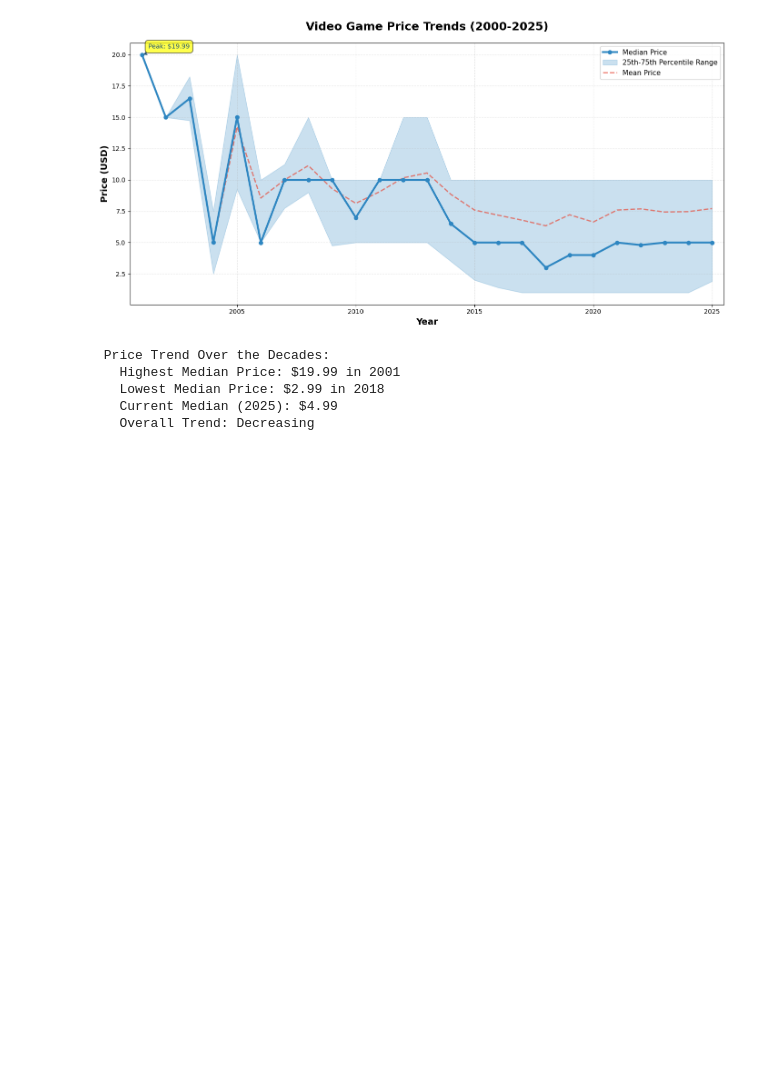
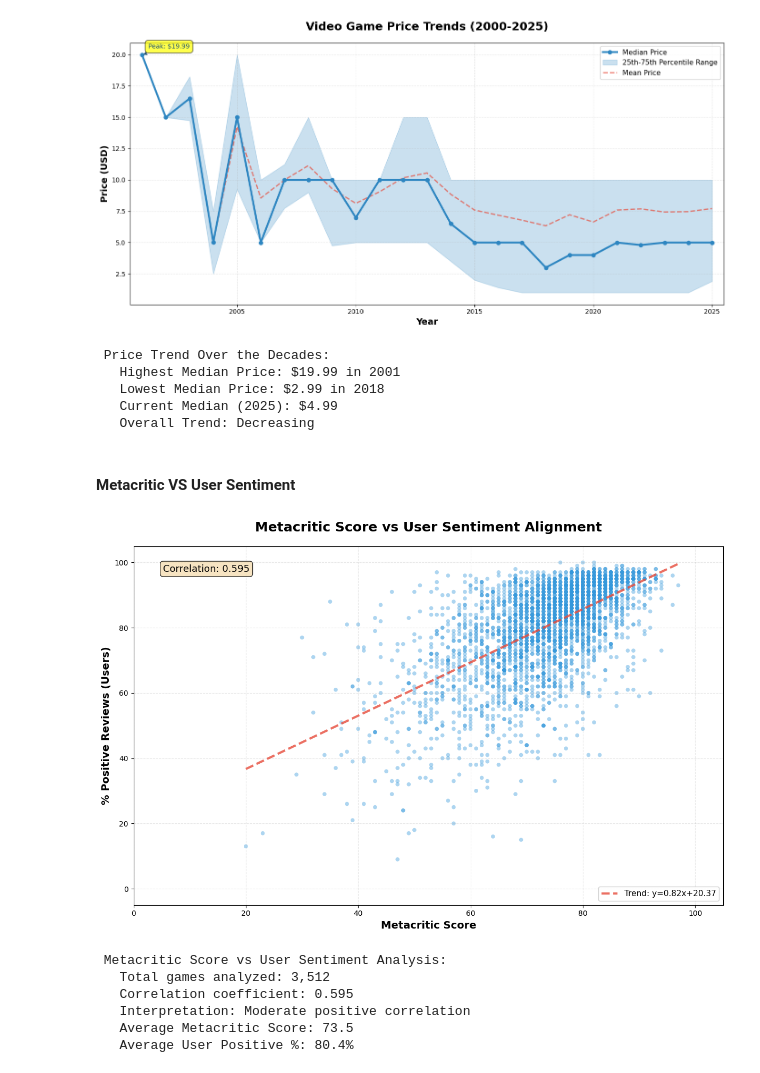
Before and after one commit to Mahanidhii/EDA-Case-Studies, a Jupyter notebook: Video Game Sales & Reviews Analysis/analysis.ipynb, the cells around one changed output. Drawn from its saved outputs; the diff is of its cells as text; code cells hidden in the pictures; blank space fills up the shorter version.

Commit message:
feat: Visualizations(Publisher Sentiment Change, Multi-Platform Support, Metacritic VS User Sentiment, Price Trend over the decades

```diff
--- a/Video Game Sales & Reviews Analysis/analysis.ipynb
+++ b/Video Game Sales & Reviews Analysis/analysis.ipynb
@@ -584,3 +584,59 @@ print(f"   Overall Trend: {'Increasing' if yearly_stats['median'].iloc[-1] > yea
    Lowest Median Price: $2.99 in 2018
    Current Median (2025): $4.99
    Overall Trend: Decreasing
+# %% [markdown]
+#### Metacritic VS User Sentiment
+# %%
+# Metacritic vs User Sentiment - Enhanced Visualization
+fig, ax = plt.subplots(figsize=(12, 8))
+
+# Filter data: remove games with 0 or missing metacritic scores, and require meaningful review counts
+sub2 = df.dropna(subset=['metacritic_score', 'pct_pos_total'])
+sub2 = sub2[(sub2['metacritic_score'] > 0) & (sub2['num_reviews_total'] >= 10)]
+
+# Create scatter plot with better styling
+scatter = ax.scatter(sub2['metacritic_score'], sub2['pct_pos_total'],
+                     alpha=0.4, s=30, c='#3498DB', edgecolors='none')
+
+# Add trend line
+z = np.polyfit(sub2['metacritic_score'], sub2['pct_pos_total'], 1)
+p = np.poly1d(z)
+ax.plot(sub2['metacritic_score'].sort_values(),
+        p(sub2['metacritic_score'].sort_values()),
+        color='#E74C3C', linewidth=3, linestyle='--',
+        label=f'Trend: y={z[0]:.2f}x+{z[1]:.2f}', alpha=0.8)
+
+# Calculate and display correlation
+correlation = sub2['metacritic_score'].corr(sub2['pct_pos_total'])
+ax.text(0.05, 0.95, f'Correlation: {correlation:.3f}',
+        transform=ax.transAxes, fontsize=13, verticalalignment='top',
+        bbox=dict(boxstyle='round', facecolor='wheat', alpha=0.8))
+
+# Formatting
+ax.set_title("Metacritic Score vs User Sentiment Alignment", fontsize=18, fontweight='bold', pad=20)
+ax.set_xlabel("Metacritic Score", fontsize=14, fontweight='bold')
+ax.set_ylabel("% Positive Reviews (Users)", fontsize=14, fontweight='bold')
+ax.legend(loc='lower right', fontsize=11, framealpha=0.9)
+ax.grid(True, alpha=0.3, linestyle='--')
+ax.set_xlim(0, 105)
+ax.set_ylim(-5, 105)
+
+plt.tight_layout()
+plt.savefig(fig_dir/"Metacritic_vs_user_sentiment.png", dpi=300, bbox_inches='tight')
+plt.show()
+
+# Display insights
+print(f"\n Metacritic Score vs User Sentiment Analysis:")
+print(f"   Total games analyzed: {len(sub2):,}")
+print(f"   Correlation coefficient: {correlation:.3f}")
+print(f"   Interpretation: {'Strong positive' if correlation > 0.7 else 'Moderate positive' if correlation > 0.4 else 'Weak'} correlation")
+print(f"   Average Metacritic Score: {sub2['metacritic_score'].mean():.1f}")
+print(f"   Average User Positive %: {sub2['pct_pos_total'].mean():.1f}%")
+# %% [output]
+[figure, added]
+ Metacritic Score vs User Sentiment Analysis:
+   Total games analyzed: 3,512
+   Correlation coefficient: 0.595
+   Interpretation: Moderate positive correlation
+   Average Metacritic Score: 73.5
+   Average User Positive %: 80.4%
```
Also changed, not shown: parts of 4 cells of this notebook.
